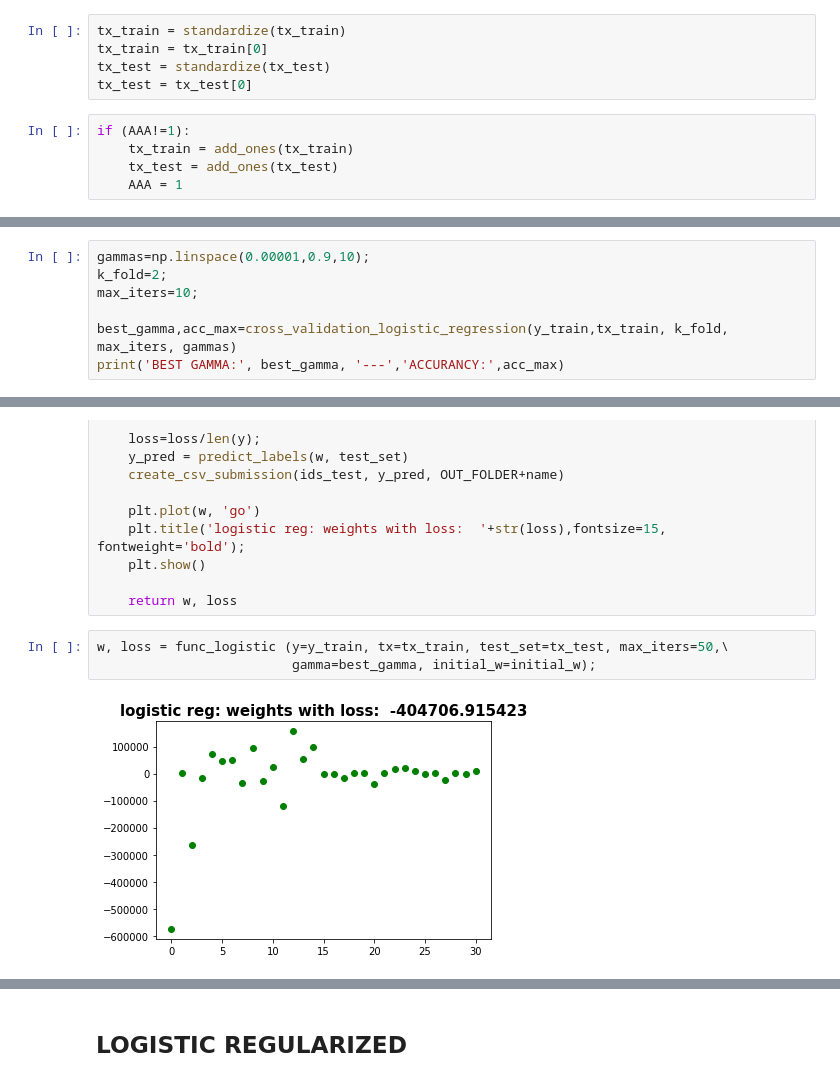
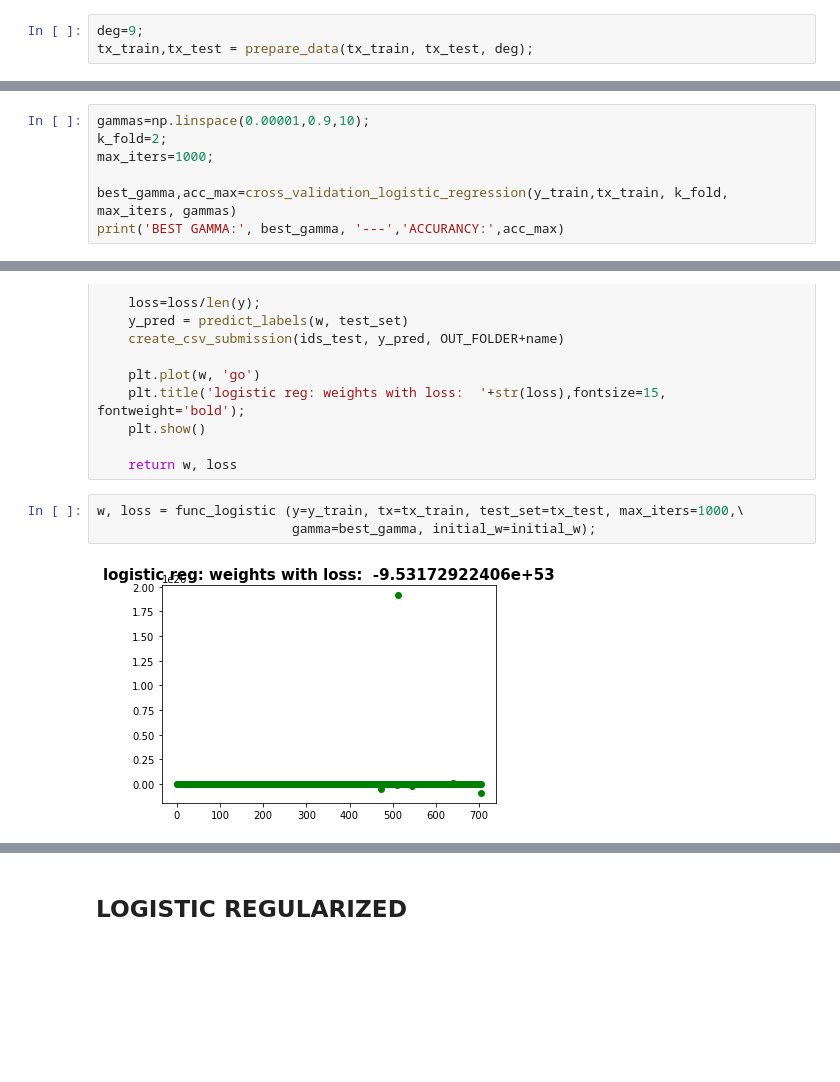
Before and after one commit to LucaZampieri/LMO_ML, a Jupyter notebook: project1/A_final/luca_trial_matteo.ipynb, the cells around one changed output, grey strips where cells are left out. Saved outputs shown, nothing was run; the diff lists cells and outputs as text; blank space fills up the shorter version.

Commit message:
Pre_processed in data in main

```diff
--- a/project1/A_final/luca_trial_matteo.ipynb
+++ b/project1/A_final/luca_trial_matteo.ipynb
@@ -101,10 +71,3 @@ tx_test, nan_values_test = replace_999_median(tx_test)
-# %%
-tx_train = standardize(tx_train)
-tx_train = tx_train[0]
-tx_test = standardize(tx_test)
-tx_test = tx_test[0]
-# %%
-if (AAA!=1):
-    tx_train = add_ones(tx_train)
-    tx_test = add_ones(tx_test)
-    AAA = 1
+# %%
+deg=9;
+tx_train,tx_test = prepare_data(tx_train, tx_test, deg);
@@ -319,7 +306,7 @@ def cross_validation_logistic_regression(y,tx, k_fold, max_iters, gammas):
 # %%
 gammas=np.linspace(0.00001,0.9,10);
 k_fold=2;
-max_iters=10;
+max_iters=1000;
 
 best_gamma,acc_max=cross_validation_logistic_regression(y_train,tx_train, k_fold, max_iters, gammas)
 print('BEST GAMMA:', best_gamma, '---','ACCURANCY:',acc_max)
@@ -352,10 +339,10 @@ def func_logistic (y, tx, test_set, max_iters, gamma, initial_w):
 
     return w, loss
 # %%
-w, loss = func_logistic (y=y_train, tx=tx_train, test_set=tx_test, max_iters=50,\
+w, loss = func_logistic (y=y_train, tx=tx_train, test_set=tx_test, max_iters=1000,\
                          gamma=best_gamma, initial_w=initial_w);
 # %% [output]
-[figure, old version]
+[figure, new version]
 # %%
 y_pred_train = predict_labels(w, tx_train)
 right_train = np.sum(y_pred_train == y_train)/len(y_train)*100
```
Also changed, not shown: parts of 19 cells of this notebook, 7 other files.
